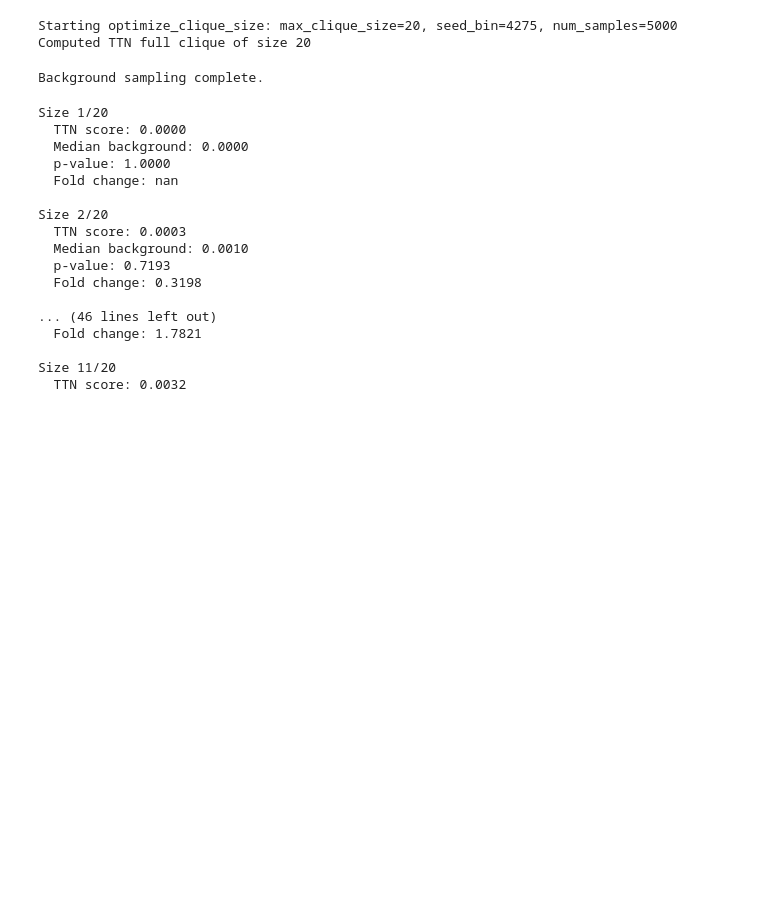
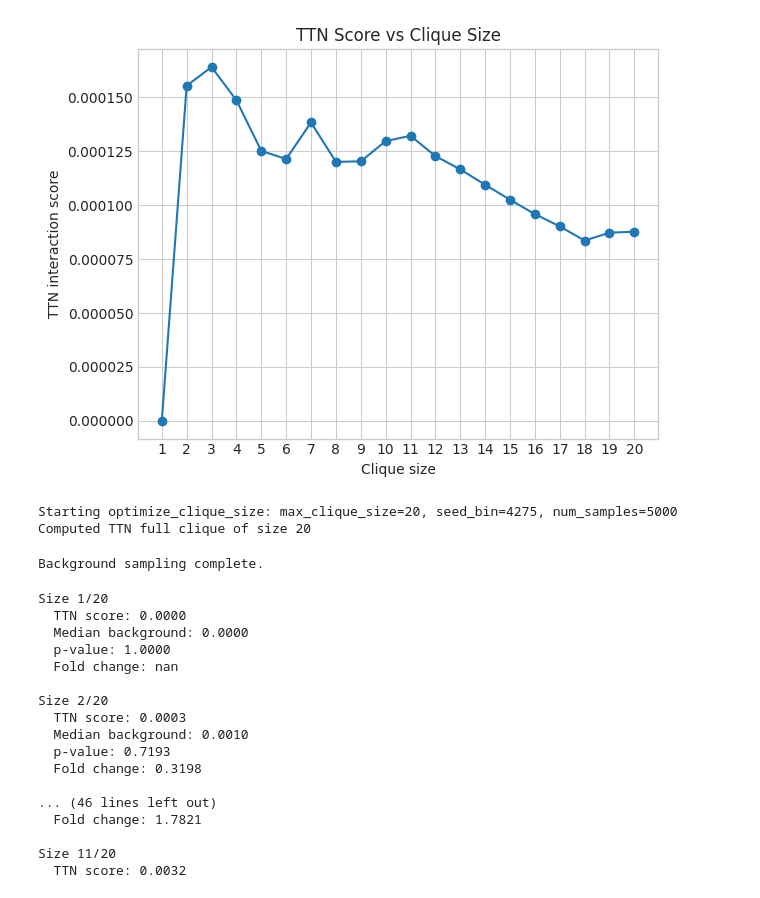
Before and after one commit to ethanoutangoun/chromatin-heart-dev, a Jupyter notebook: clique_size_optimization.ipynb, the cells around one changed output. Drawn from its saved outputs; the diff is of its cells as text; code cells hidden in the pictures; blank space fills up the shorter version.

```diff
--- a/clique_size_optimization.ipynb
+++ b/clique_size_optimization.ipynb
@@ -291,3 +244,14 @@ Optimal clique size = 3, p-value = 0.0290
+# %%
+plt.figure()
+plt.plot(sizes, ttn_scores, marker='o', linestyle='-')
+plt.xlabel('Clique size')
+plt.ylabel('TTN interaction score')
+plt.title('TTN Score vs Clique Size')
+plt.xticks(sizes)
+plt.tight_layout()
+plt.show()
+# %% [output]
+[figure, added]
 # %%
 def optimize_clique_size(contact_matrix, max_clique_size, seed_bin, num_samples=1000):
     print(f"Starting optimize_clique_size: max_clique_size={max_clique_size}, seed_bin={seed_bin}, num_samples={num_samples}")
```
Also changed, not shown: parts of 5 cells of this notebook.
